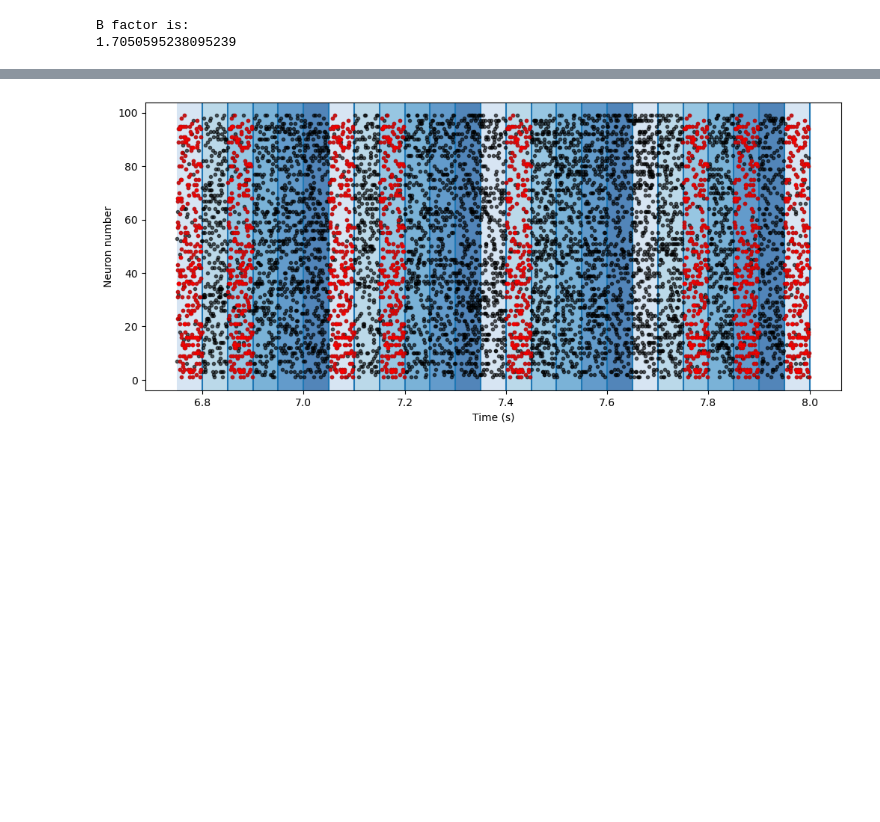
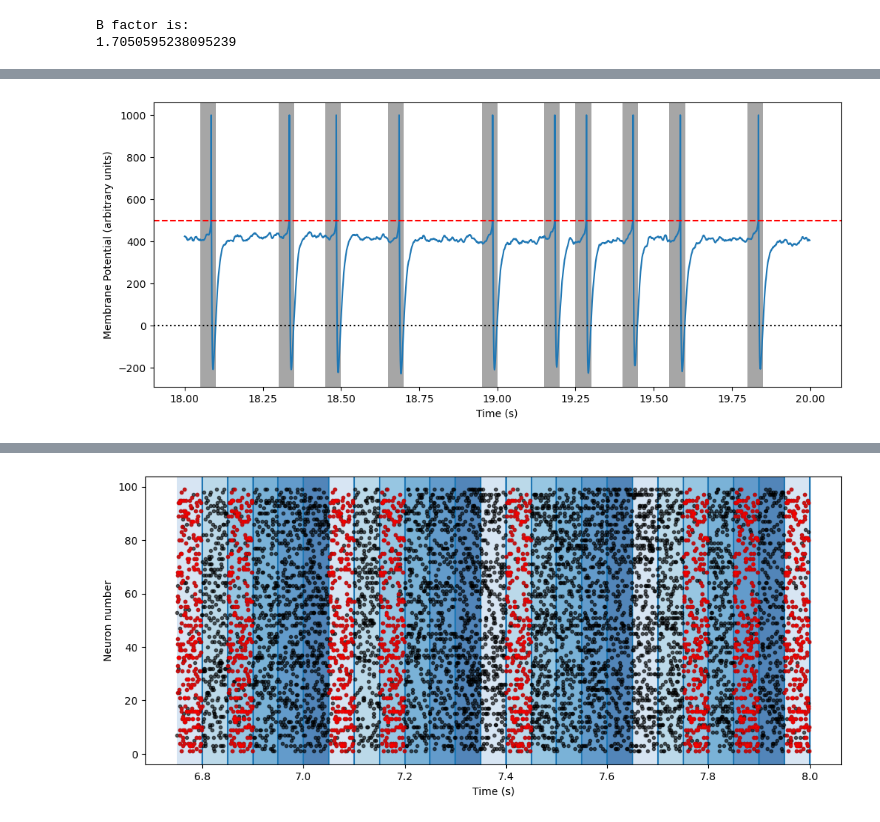
Before and after one commit to mehranfaraji/STDP-Finds-Start-of-Patterns, a Jupyter notebook: SRM.ipynb, the cells around one changed output, grey strips where cells are left out. Saved outputs shown, nothing was run; the diff lists cells and outputs as text; code cells hidden in the pictures; blank space fills up the shorter version.

```diff
--- a/SRM.ipynb
+++ b/SRM.ipynb
@@ -48,9 +48,9 @@ def pprint(A, precision=2):
 # %% [markdown]
 ## Generating Input
 # %%
-tripling = True
+tripling = False
 is_continuous = False
-runduration = 450 # [second]
+runduration = 20 # [second]
 dt = 0.001 # [second]
 number_neurons = 2000
 number_pat = 1000  # number of neurons that take part in the pattern presentation
@@ -153,12 +148,11 @@ indices = indices.astype(int)
 # %%
-def get_dataset():
+def get_dataset( times, indices, initial_weight):
     spike_train = np.zeros((number_neurons, int(runduration/dt)))
     for time, index in zip(times, indices):
         time = int(time/dt)
         spike_train[index,time] = 1
 
-    ## TODO: Need to change 0.475 to a variable
-    weight = np.ones((number_neurons,1)) * 0.475
+    weight = np.ones((number_neurons,1)) * initial_weight
 
     return spike_train, weight
 # %%
@@ -514,12 +509,13 @@ dt = 0.001
 window_size = np.inf
 tref = 0.001
 verbose = False
+initial_weight = 0.475
 
 model = SRM(threshold=threshold, tau_m=tau_m, tau_s=tau_s, K1=K1, K2=K2,
             dt=dt, window_size=window_size, tref=tref, verbose=verbose,
             A_pos= A_pos, B=B, tau_pos=tau_pos, tau_neg=tau_neg)
 # %%
-spike_train, weight = get_dataset()
+spike_train, weight = get_dataset(times, indices, initial_weight)
 # %%
 def run_simulation(model, spike_train, weight):
     model.reset_neuron()
@@ -545,0 +537,7 @@ time 450.0 done.
+# %%
+start_time = 18
+end_time = 20
+
+plot_potential(start_time, end_time, model, position_copypaste)
+# %% [output]
+[figure, added]
```
Also changed, not shown: parts of 6 cells of this notebook.
